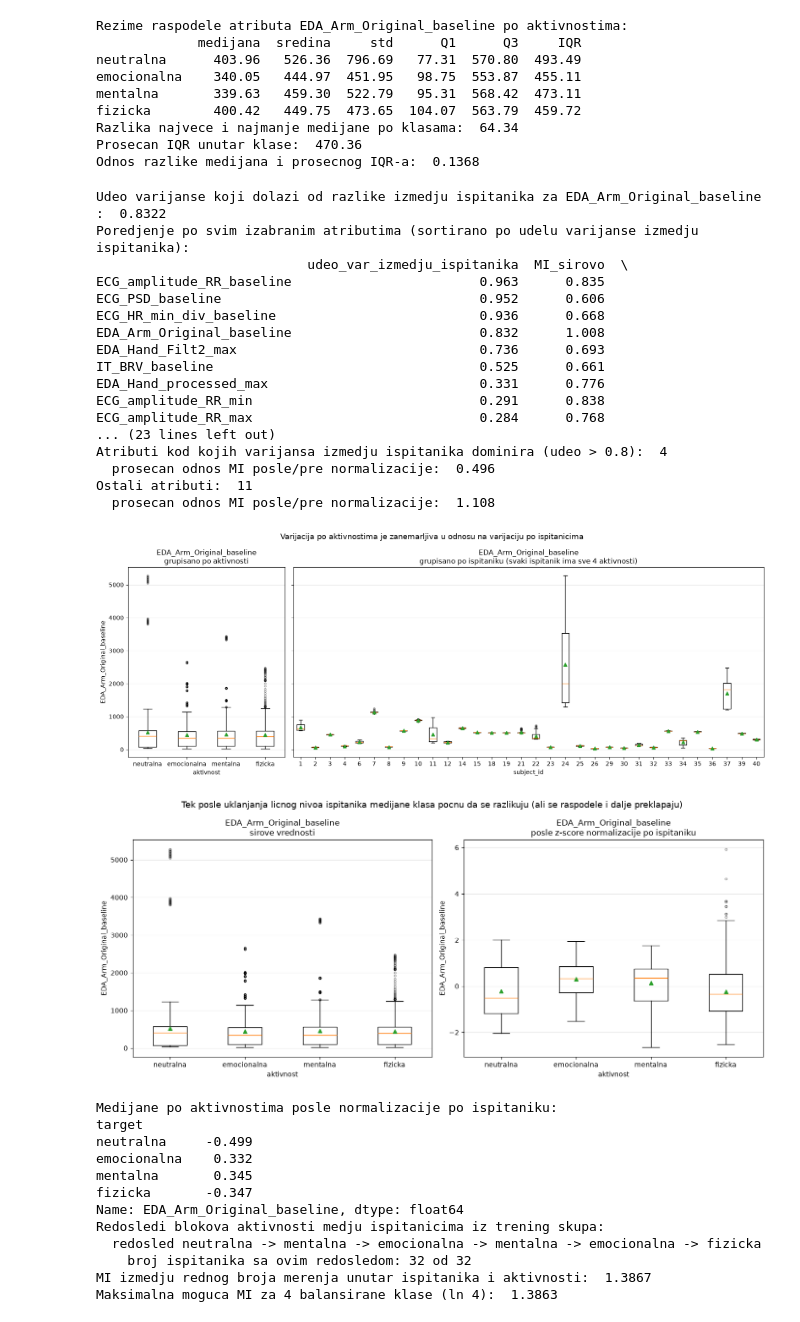
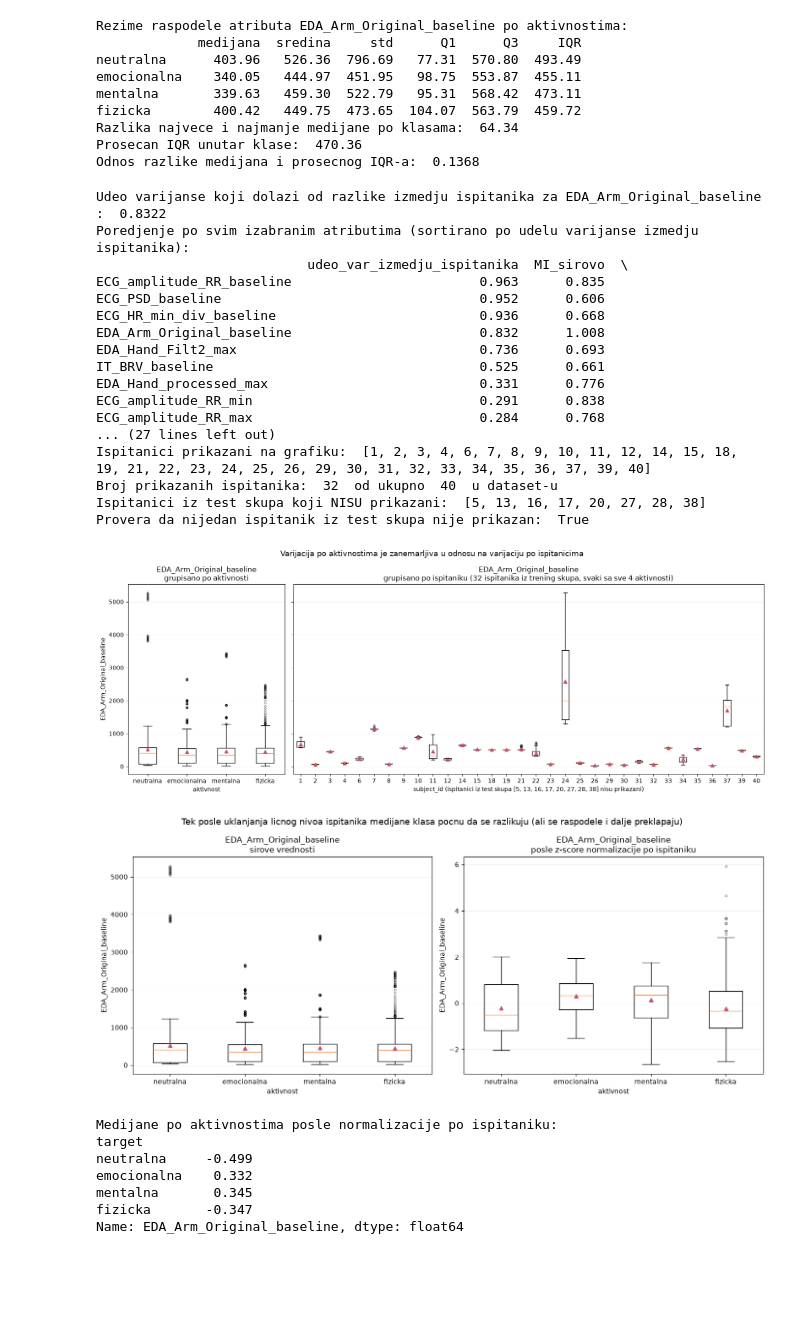
Before and after one commit to Boce03/ml_activity_classification, a Jupyter notebook: notebook.ipynb, the cells around one changed output. Saved outputs shown, nothing was run; the diff lists cells and outputs as text; code cells hidden in the pictures; blank space fills up the shorter version.

Commit message:
add exploration and proofs about large mutual information of some features being influenced by subject variance instead of global variance

```diff
--- a/notebook.ipynb
+++ b/notebook.ipynb
@@ -57,6 +57,8 @@ transform_to_csv(labels="data/labels.txt", data="data/data.txt")
 # %%
 import pandas as pd
 import numpy as np
+
+csv_filename = "data/data.csv"
 
 # provera da ispravno pravimo data.csv fajl od polaznih fajlova koji predstavljaju dataset kako bi olaksali upotrebu i manipulaciju dataset-om
 df = pd.read_csv(csv_filename)
@@ -457,6 +459,15 @@ print("  prosecan odnos MI posle/pre normalizacije: ", round(float(variance_summ
 
 # --- Dokaz 3 (grafik): ista skala, levo grupisano po aktivnosti, desno po ispitaniku ---
 # Ovo je najdirektniji prikaz - ako je hipoteza tacna, kutije po aktivnostima su skoro identicne, a kutije po ispitanicima se drasticno razlikuju.
+# Crtamo samo ispitanike iz trening skupa - id-evi na x-osi idu do 40, ali ispitanici iz test skupa nedostaju (rupe u nizu id-eva),
+# pa to i eksplicitno ispisujemo da grafik ne bi ostavio utisak da su prikazani svi ispitanici iz dataset-a.
+train_subjects = sorted(int(subject) for subject in groups_train.unique())
+test_subjects = sorted(int(subject) for subject in groups_test.unique())
+print("Ispitanici prikazani na grafiku: ", train_subjects)
+print("Broj prikazanih ispitanika: ", len(train_subjects), " od ukupno ", groups.nunique(), " u dataset-u")
+print("Ispitanici iz test skupa koji NISU prikazani: ", test_subjects)
+print("Provera da nijedan ispitanik iz test skupa nije prikazan: ", len(set(train_subjects) & set(test_subjects)) == 0)
+
 fig, axes = plt.subplots(1, 2, figsize=(16, 6), sharey=True, width_ratios=[1, 3])
 
 axes[0].boxplot(
@@ -470,15 +481,14 @@ axes[0].set_xlabel("aktivnost")
 axes[0].set_ylabel(top_feature)
 axes[0].grid(axis="y", alpha=0.3)
 
-train_subjects = sorted(groups_train.unique())
 axes[1].boxplot(
     [X_train_reduced[top_feature][groups_train == subject] for subject in train_subjects],
     tick_labels=[str(subject) for subject in train_subjects],
     showmeans=True,
     flierprops={"marker": "o", "markersize": 3, "alpha": 0.4},
 )
-axes[1].set_title(f"{top_feature}\ngrupisano po ispitaniku (svaki ispitanik ima sve 4 aktivnosti)")
-axes[1].set_xlabel("subject_id")
+axes[1].set_title(f"{top_feature}\ngrupisano po ispitaniku ({len(train_subjects)} ispitanika iz trening skupa, svaki sa sve 4 aktivnosti)")
+axes[1].set_xlabel(f"subject_id (ispitanici iz test skupa {test_subjects} nisu prikazani)")
 axes[1].grid(axis="y", alpha=0.3)
 
 fig.suptitle("Varijacija po aktivnostima je zanemarljiva u odnosu na varijaciju po ispitanicima", fontsize=13)
@@ -498,40 +508,40 @@ for ax, (data_frame, subtitle) in zip(
     ax.boxplot(
         [data_frame[top_feature][y_train == activity] for activity in activities],
         tick_labels=[ACTIVITY_NAMES[activity] for activity in activities],
         showmeans=True,
         flierprops={"marker": "o", "markersize": 3, "alpha": 0.4},
     )
     ax.set_title(f"{top_feature}\n{subtitle}")
     ax.set_xlabel("aktivnost")
     ax.set_ylabel(top_feature)
     ax.grid(axis="y", alpha=0.3)
 
 fig.suptitle("Tek posle uklanjanja licnog nivoa ispitanika medijane klasa pocnu da se razlikuju (ali se raspodele i dalje preklapaju)", fontsize=13)
 fig.tight_layout()
 plt.show()
 
 print("Medijane po aktivnostima posle normalizacije po ispitaniku: ")
 print(X_train_normalized[top_feature].groupby(y_train).median().rename(index=ACTIVITY_NAMES).round(3))
 # %% [output]
 Udeo varijanse koji dolazi od razlike izmedju ispitanika za EDA_Arm_Original_baseline :  0.8322
 Poredjenje po svim izabranim atributima (sortirano po udelu varijanse izmedju ispitanika):
                            udeo_var_izmedju_ispitanika  MI_sirovo  \
 ECG_amplitude_RR_baseline                        0.963      0.835
 ECG_PSD_baseline                                 0.952      0.606
 ECG_HR_min_div_baseline                          0.936      0.668
 EDA_Arm_Original_baseline                        0.832      1.008
 EDA_Hand_Filt2_max                               0.736      0.693
 IT_BRV_baseline                                  0.525      0.661
 EDA_Hand_processed_max                           0.331      0.776
 ECG_amplitude_RR_min                             0.291      0.838
 ECG_amplitude_RR_max                             0.284      0.768
-... (23 lines left out)
-Atributi kod kojih varijansa izmedju ispitanika dominira (udeo > 0.8):  4
-  prosecan odnos MI posle/pre normalizacije:  0.496
-Ostali atributi:  11
-  prosecan odnos MI posle/pre normalizacije:  1.108
+... (27 lines left out)
+Ispitanici prikazani na grafiku:  [1, 2, 3, 4, 6, 7, 8, 9, 10, 11, 12, 14, 15, 18, 19, 21, 22, 23, 24, 25, 26, 29, 30, 31, 32, 33, 34, 35, 36, 37, 39, 40]
+Broj prikazanih ispitanika:  32  od ukupno  40  u dataset-u
+Ispitanici iz test skupa koji NISU prikazani:  [5, 13, 16, 17, 20, 27, 28, 38]
+Provera da nijedan ispitanik iz test skupa nije prikazan:  True
-[figure, old version]
+[figure, new version]
-[figure, old version]
+[figure, new version]
 Medijane po aktivnostima posle normalizacije po ispitaniku:
 target
 neutralna     -0.499
@@ -539,8 +549,3 @@ emocionalna    0.332
 mentalna       0.345
 fizicka       -0.347
 Name: EDA_Arm_Original_baseline, dtype: float64
-Redosledi blokova aktivnosti medju ispitanicima iz trening skupa:
-  redosled neutralna -> mentalna -> emocionalna -> mentalna -> emocionalna -> fizicka
-    broj ispitanika sa ovim redosledom: 32 od 32
-MI izmedju rednog broja merenja unutar ispitanika i aktivnosti:  1.3867
-Maksimalna moguca MI za 4 balansirane klase (ln 4):  1.3863
```
